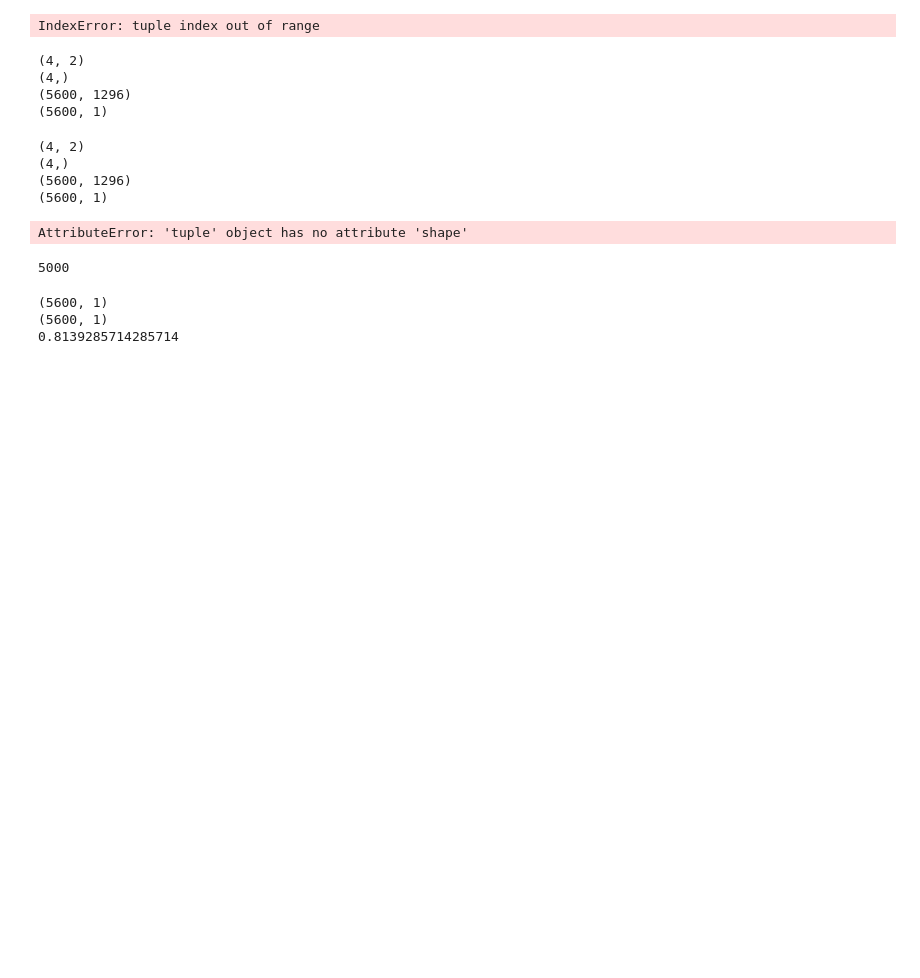
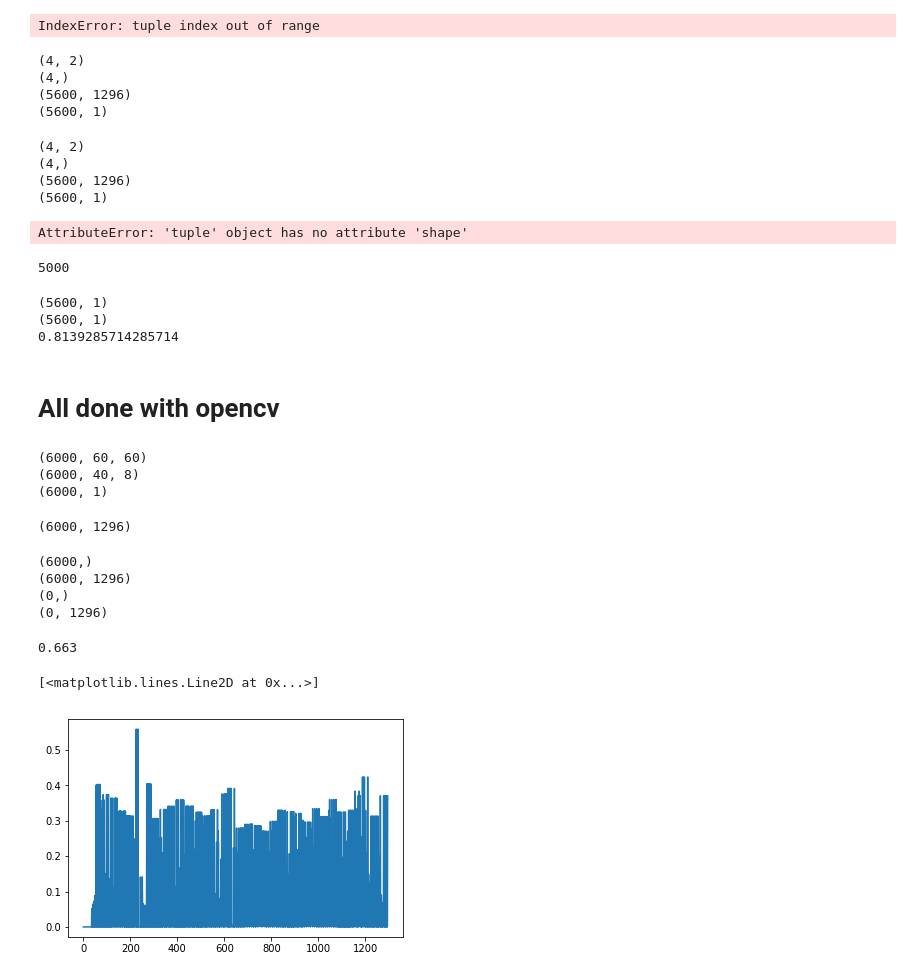
Before and after one commit to Enny1991/hand_gestures_cc19, a Jupyter notebook: loading_data.ipynb, the cells around one changed output. Saved outputs shown, nothing was run; the diff lists cells and outputs as text; code cells hidden in the pictures; blank space fills up the shorter version.

```diff
--- a/loading_data.ipynb
+++ b/loading_data.ipynb
@@ -786,3 +831,78 @@ plt.hist(img[0] / 180, 50, density=True)
 plt.plot(x.reshape(-1, 1), stats.norm.pdf(x, gm.means_[0], gm.covariances_[0]).T)
 plt.plot(x.reshape(-1, 1), stats.norm.pdf(x, gm.means_[1], gm.covariances_[1]).T)
 plt.plot(x.reshape(-1, 1), stats.norm.pdf(x, gm.means_[2], gm.covariances_[2]).T)
+# %% [markdown]
+# All done with opencv
+# %%
+X1 = np.array(X1)
+X2 = np.array(X2).reshape(-1, 40, 8)
+Y = np.array(Y).reshape(-1, 1)
+
+print(np.array(X1).shape)
+print(np.array(X2).shape)
+print(np.array(Y).shape)
+# %% [output]
+(6000, 60, 60)
+(6000, 40, 8)
+(6000, 1)
+# %%
+hog = cv2.HOGDescriptor((16, 16), (16, 16), (8, 8), (8, 8), 9);
+
+X1_hog = []
+for img in X1:
+
+    X1_hog.append(hog.compute(img).T)
+
+X1_hog = np.vstack(X1_hog)
+print(X1_hog.shape)
+# %% [output]
+(6000, 1296)
+# %%
+# Generate data and labels
+eps = 1e-15
+dvs = X1_hog
+lbl = np.squeeze(Y)
+
+idx = np.random.permutation(len(dvs))
+n_train = int(len(dvs))
+idx_train = idx[:n_train]
+idx_test = idx[n_train:]
+
+dvs_train = dvs[idx_train]
+dvs_test = dvs[idx_test]
+lbl_train = lbl[idx_train]
+lbl_test = lbl[idx_test]
+
+
+print(lbl_train.shape)
+print(dvs_train.shape)
+print(lbl_test.shape)
+print(dvs_test.shape)
+
+# Train the SVM:
+svm = cv2.ml.SVM_create()
+svm.setType(cv2.ml.SVM_C_SVC)
+svm.setKernel(cv2.ml.SVM_LINEAR)
+svm.setC(0.1)
+svm.setGamma(0)
+
+svm.train(np.float32(dvs_train), cv2.ml.ROW_SAMPLE, np.int32(lbl_train))
+
+# Store it by using OpenCV functions:
+svm.save("fullcv_svm_v3.xml")
+# %% [output]
+(6000,)
+(6000, 1296)
+(0,)
+(0, 1296)
+# %%
+output = svm.predict(np.float32(dvs_train))
+acc = np.sum((output[1].squeeze() - lbl_train.squeeze()) == 0) / len(output[1])
+print(acc)
+# %% [output]
+0.663
+# %%
+plt.plot(dvs_train[0])
+# %% [output]
+[<matplotlib.lines.Line2D at 0x...>]
+[figure, added]
```
Also changed, not shown: parts of 21 cells of this notebook, 15 other files.
